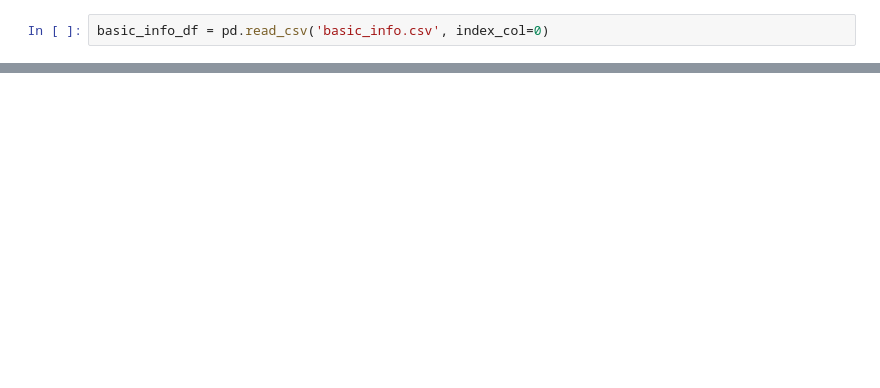
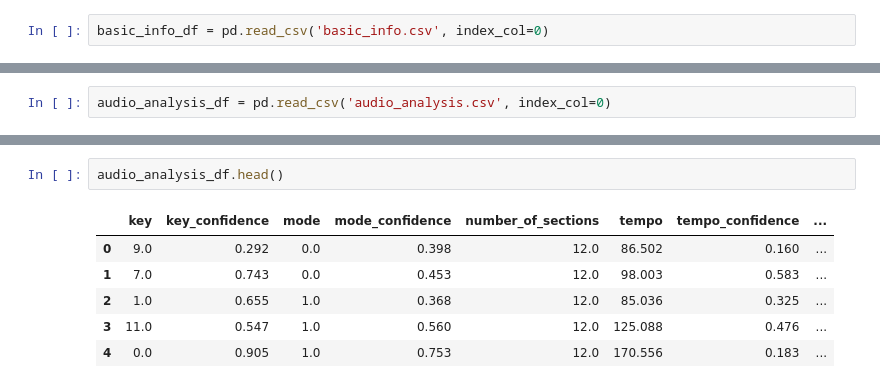
Before and after one commit to adamsiemaszkiewicz/eargasm-music, a Jupyter notebook: eargasm_data-retrieval.ipynb, the cells around one changed output, grey strips where cells are left out. Drawn from its saved outputs; the diff is of its cells as text; blank space fills up the shorter version.

```diff
--- a/eargasm_data-retrieval.ipynb
+++ b/eargasm_data-retrieval.ipynb
@@ -177,0 +710,2 @@ basic_info_df = pd.read_csv('basic_info.csv', index_col=0)
+# %%
+audio_analysis_df = pd.read_csv('audio_analysis.csv', index_col=0)
@@ -190,0 +749,9 @@ basic_info_df.shape
+# %%
+audio_analysis_df.head()
+# %% [output]
+|  | key | key_confidence | mode | mode_confidence | number_of_sections | tempo | tempo_confidence | ... |
+| 0 | 9.0 | 0.292 | 0.0 | 0.398 | 12.0 | 86.502 | 0.160 | ... |
+| 1 | 7.0 | 0.743 | 0.0 | 0.453 | 12.0 | 98.003 | 0.583 | ... |
+| 2 | 1.0 | 0.655 | 1.0 | 0.368 | 12.0 | 85.036 | 0.325 | ... |
+| 3 | 11.0 | 0.547 | 1.0 | 0.560 | 12.0 | 125.088 | 0.476 | ... |
+| 4 | 0.0 | 0.905 | 1.0 | 0.753 | 12.0 | 170.556 | 0.183 | ... |
```
Also changed, not shown: parts of 136 cells of this notebook.
